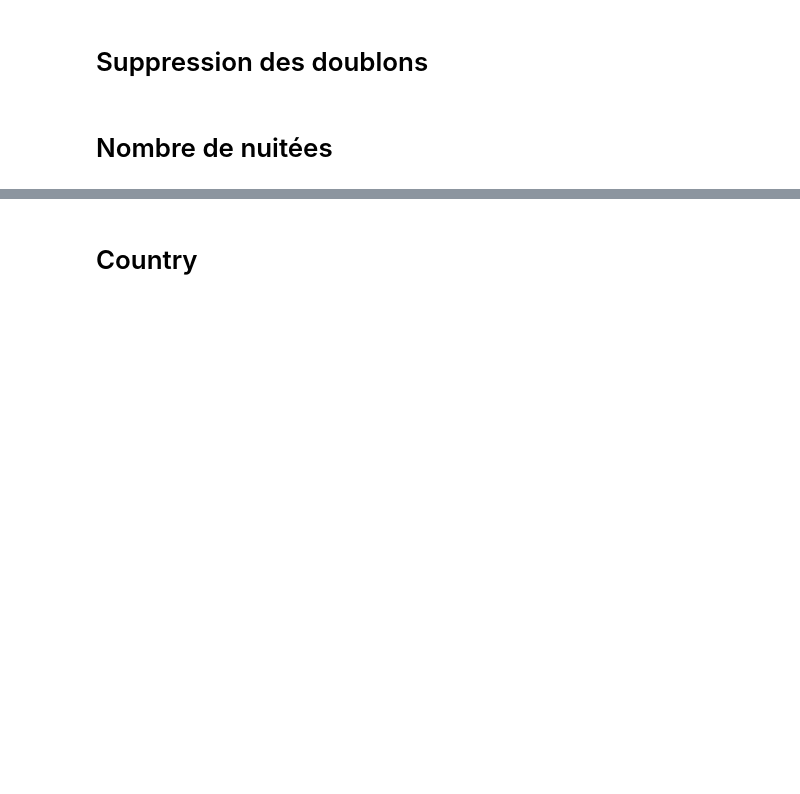
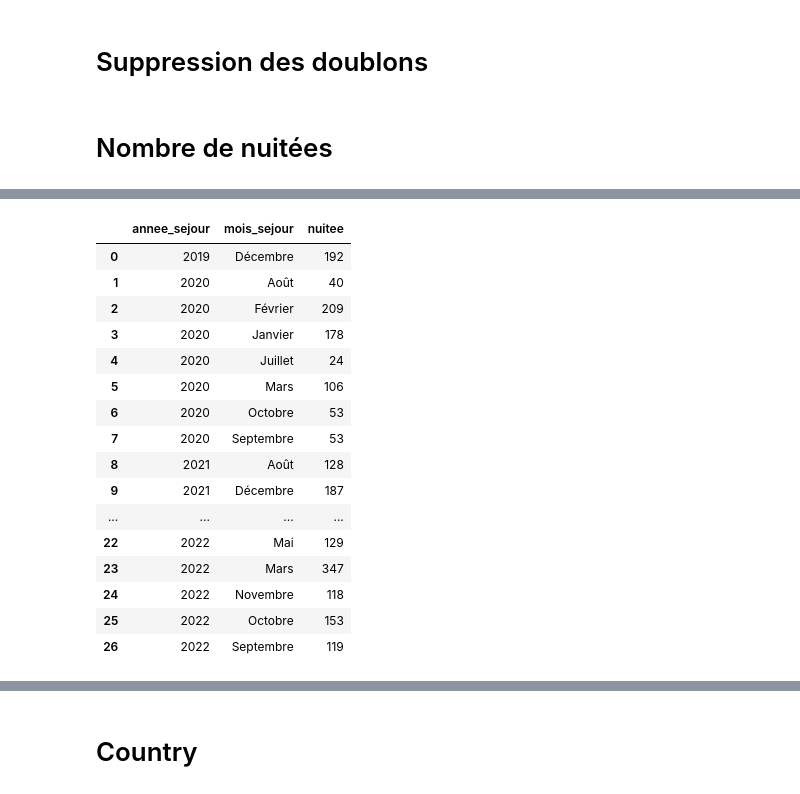
Before and after one commit to paulineattal/M2SISE_DisneyTextMining, a Jupyter notebook: analysis/newport_bay_club.ipynb, the cells around one changed output, grey strips where cells are left out. Saved outputs shown, nothing was run; the diff lists cells and outputs as text; code cells hidden in the pictures; blank space fills up the shorter version.

```diff
--- a/analysis/newport_bay_club.ipynb
+++ b/analysis/newport_bay_club.ipynb
@@ -713,0 +955,24 @@ fig.show()
+# %%
+#Step 1: Create grouper
+grouper = df.groupby(['annee_sejour','mois_sejour'])
+
+#Step 2: Filter column and apply aggregation
+grouper['nuitee'].sum().reset_index()
+# %% [output]
+|  | annee_sejour | mois_sejour | nuitee |
+| 0 | 2019 | Décembre | 192 |
+| 1 | 2020 | Août | 40 |
+| 2 | 2020 | Février | 209 |
+| 3 | 2020 | Janvier | 178 |
+| 4 | 2020 | Juillet | 24 |
+| 5 | 2020 | Mars | 106 |
+| 6 | 2020 | Octobre | 53 |
+| 7 | 2020 | Septembre | 53 |
+| 8 | 2021 | Août | 128 |
+| 9 | 2021 | Décembre | 187 |
+| ... | ... | ... | ... |
+| 22 | 2022 | Mai | 129 |
+| 23 | 2022 | Mars | 347 |
+| 24 | 2022 | Novembre | 118 |
+| 25 | 2022 | Octobre | 153 |
+| 26 | 2022 | Septembre | 119 |
```
Also changed, not shown: parts of 48 cells of this notebook.
